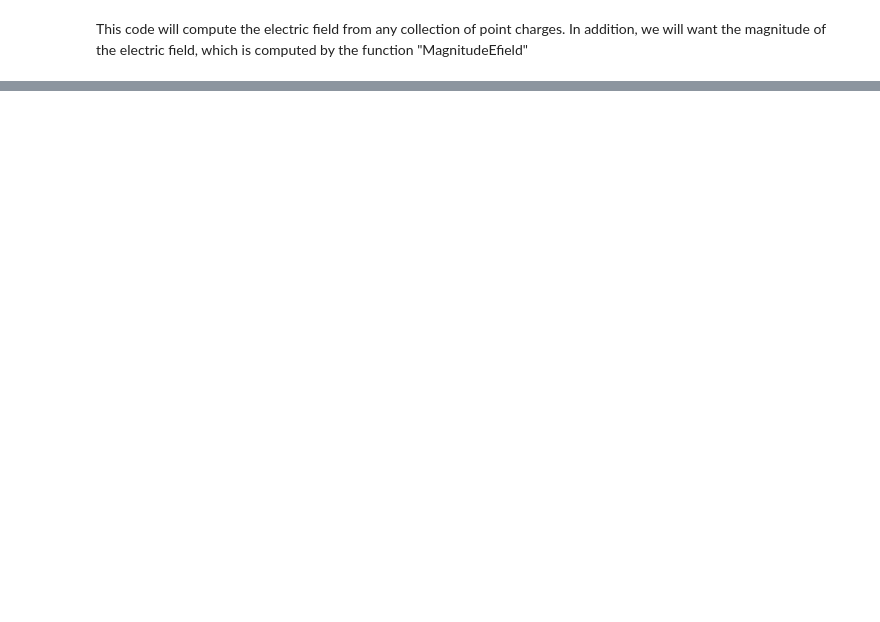
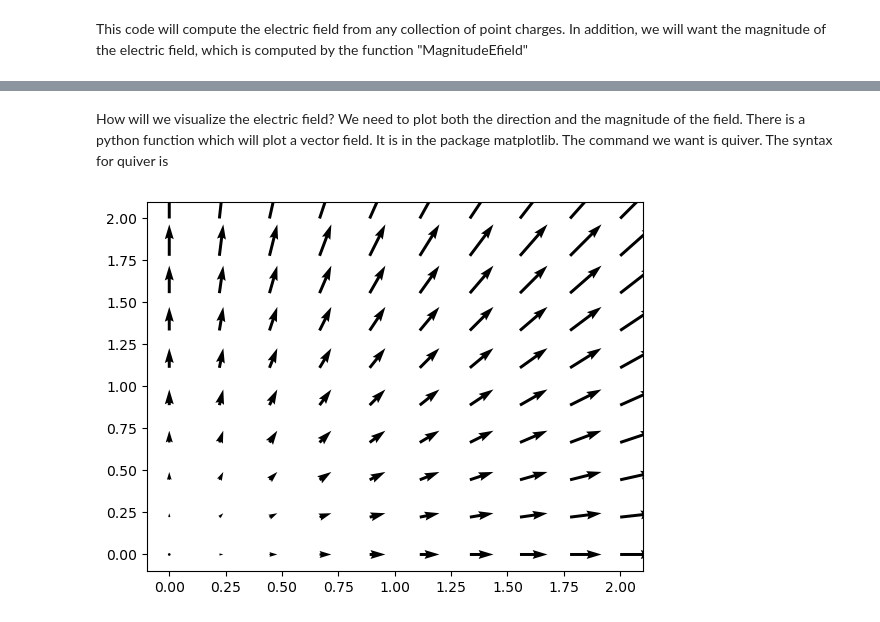
Before and after one commit to brinerk/LabsCapstone, a Jupyter notebook: Lab16/Lab16.ipynb, the cells around one changed output, grey strips where cells are left out. Saved outputs shown, nothing was run; the diff lists cells and outputs as text; code cells hidden in the pictures; blank space fills up the shorter version.

Commit message:
Big chages to 16
Got plots working. On the final section. Dipole approximation section is bad, doesn't work quite as well.

```diff
--- a/Lab16/Lab16.ipynb
+++ b/Lab16/Lab16.ipynb
@@ -168,0 +176,13 @@ TypeError: loop of ufunc does not support argument 0 of type Add which has no ca
+# %% [markdown]
+How will we visualize the electric field? We need to plot both the direction and the magnitude of the field. There is a python function which will plot a vector field. It is in the package matplotlib. The  command we want is quiver. The syntax for quiver is
+# %%
+from matplotlib import pyplot as plt
+
+X = np.linspace(0,2,10)
+Y = np.linspace(0,2,10)
+U, V = np.meshgrid(X,Y)
+fig, ax = plt.subplots()
+quiv2 = ax.quiver(X, Y, U, V)
+plt.show()
+# %% [output]
+[figure, added]
```
Also changed, not shown: parts of 37 cells of this notebook, 2 other files.
